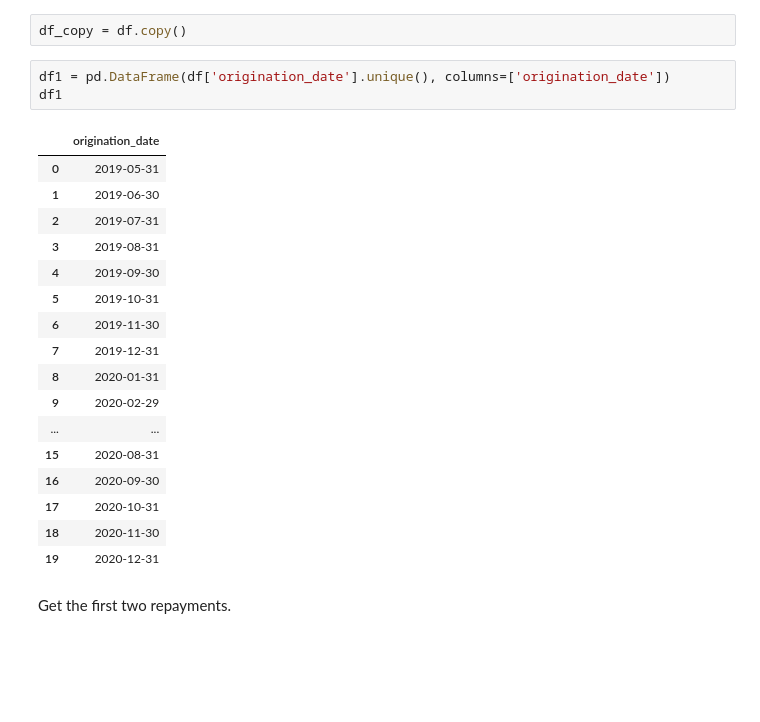
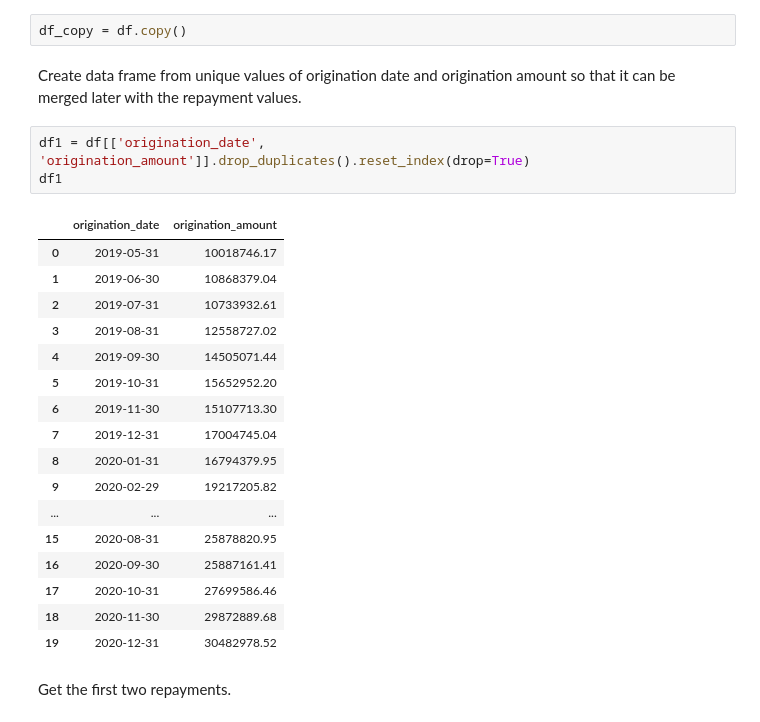
Before and after one commit to nug1209/PwC_Switzerland_Digital_Intelligence_Virtual_Case_Experience, a Jupyter notebook: PwC_Task_3.ipynb, the cells around one changed output. Drawn from its saved outputs; the diff is of its cells as text; blank space fills up the shorter version.

```diff
--- a/PwC_Task_3.ipynb
+++ b/PwC_Task_3.ipynb
@@ -87,27 +112,29 @@ df
 211 rows × 4 columns
 # %%
 df_copy = df.copy()
-# %%
-df1 = pd.DataFrame(df['origination_date'].unique(), columns=['origination_date'])
-df1
-# %% [output]
-|  | origination_date |
-| 0 | 2019-05-31 |
-| 1 | 2019-06-30 |
-| 2 | 2019-07-31 |
-| 3 | 2019-08-31 |
-| 4 | 2019-09-30 |
-| 5 | 2019-10-31 |
-| 6 | 2019-11-30 |
-| 7 | 2019-12-31 |
-| 8 | 2020-01-31 |
-| 9 | 2020-02-29 |
-| ... | ... |
-| 15 | 2020-08-31 |
-| 16 | 2020-09-30 |
-| 17 | 2020-10-31 |
-| 18 | 2020-11-30 |
-| 19 | 2020-12-31 |
+# %% [markdown]
+Create data frame from unique values of origination date and origination amount so that it can be merged later with the repayment values.
+# %%
+df1 = df[['origination_date', 'origination_amount']].drop_duplicates().reset_index(drop=True)
+df1
+# %% [output]
+|  | origination_date | origination_amount |
+| 0 | 2019-05-31 | 10018746.17 |
+| 1 | 2019-06-30 | 10868379.04 |
+| 2 | 2019-07-31 | 10733932.61 |
+| 3 | 2019-08-31 | 12558727.02 |
+| 4 | 2019-09-30 | 14505071.44 |
+| 5 | 2019-10-31 | 15652952.20 |
+| 6 | 2019-11-30 | 15107713.30 |
+| 7 | 2019-12-31 | 17004745.04 |
+| 8 | 2020-01-31 | 16794379.95 |
+| 9 | 2020-02-29 | 19217205.82 |
+| ... | ... | ... |
+| 15 | 2020-08-31 | 25878820.95 |
+| 16 | 2020-09-30 | 25887161.41 |
+| 17 | 2020-10-31 | 27699586.46 |
+| 18 | 2020-11-30 | 29872889.68 |
+| 19 | 2020-12-31 | 30482978.52 |
 # %% [markdown]
 Get the first two repayments.
 # %%
```
Also changed, not shown: parts of 25 cells of this notebook.
